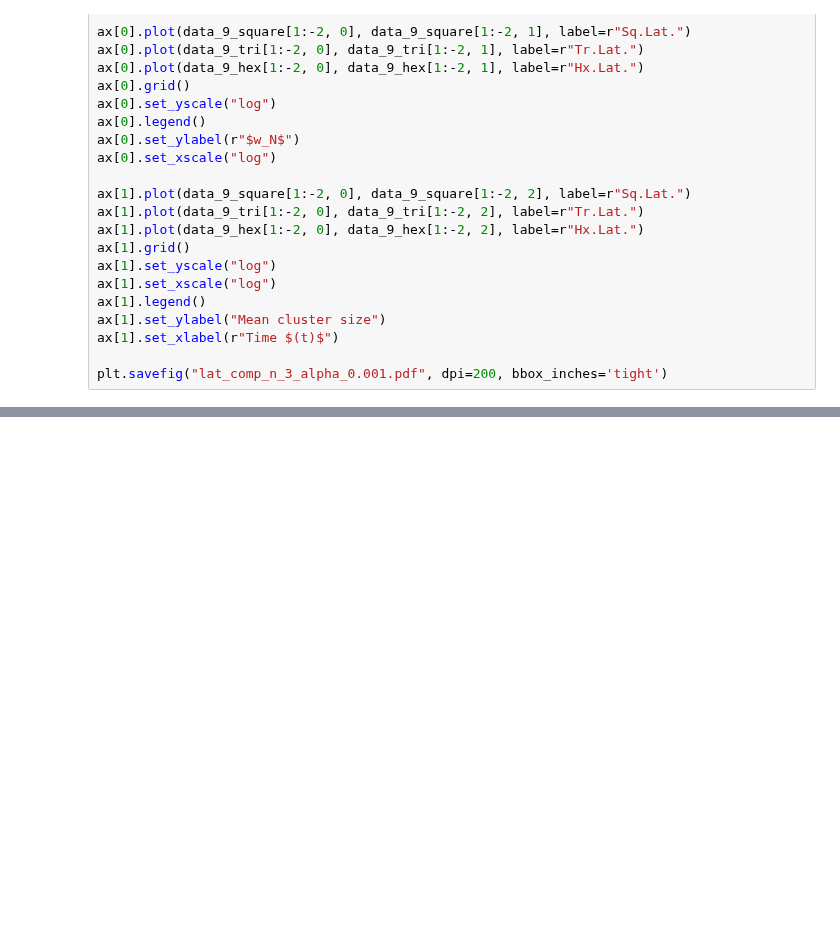
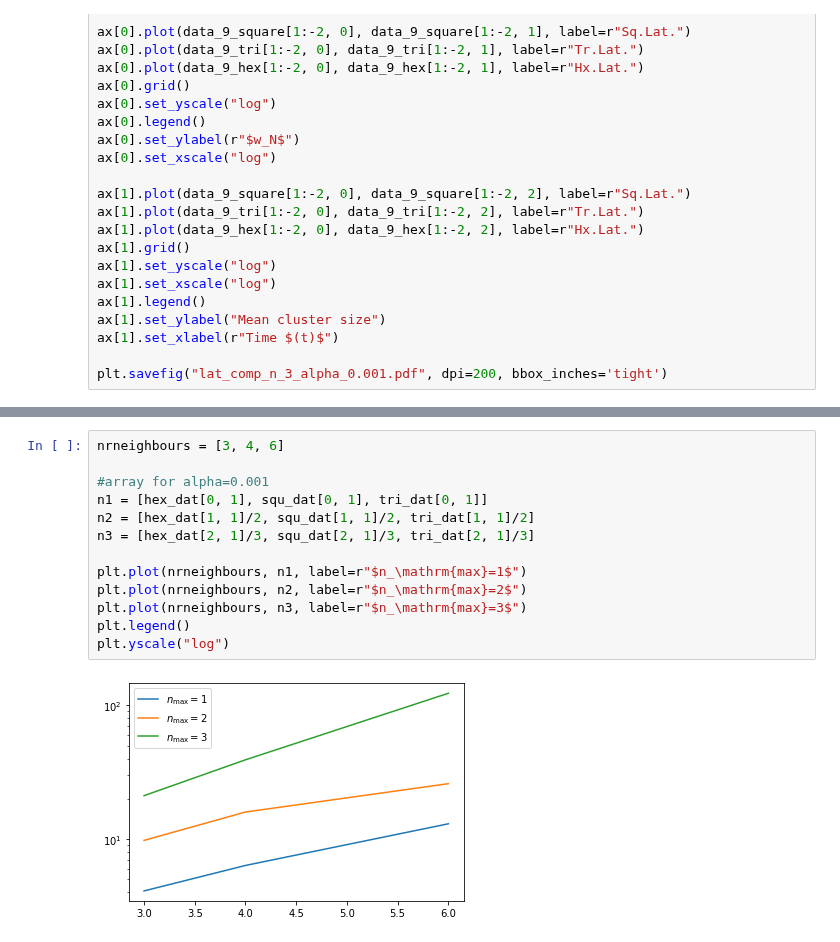
Before and after one commit to larstors/BA, a Jupyter notebook: code_from_richard/lars_sim/Data/testing/timeevoplot.ipynb, the cells around one changed output, grey strips where cells are left out. Saved outputs shown, nothing was run; the diff lists cells and outputs as text; blank space fills up the shorter version.

```diff
--- a/code_from_richard/lars_sim/Data/testing/timeevoplot.ipynb
+++ b/code_from_richard/lars_sim/Data/testing/timeevoplot.ipynb
@@ -1121,3 +1103,18 @@ ax[2].set_yscale("log")
+# %%
+nrneighbours = [3, 4, 6]
+
+#array for alpha=0.001
+n1 = [hex_dat[0, 1], squ_dat[0, 1], tri_dat[0, 1]]
+n2 = [hex_dat[1, 1]/2, squ_dat[1, 1]/2, tri_dat[1, 1]/2]
+n3 = [hex_dat[2, 1]/3, squ_dat[2, 1]/3, tri_dat[2, 1]/3]
+
+plt.plot(nrneighbours, n1, label=r"$n_\mathrm{max}=1$")
+plt.plot(nrneighbours, n2, label=r"$n_\mathrm{max}=2$")
+plt.plot(nrneighbours, n3, label=r"$n_\mathrm{max}=3$")
+plt.legend()
+plt.yscale("log")
+# %% [output]
+[figure, added]
 # %%
 def dens(n, r, p, L):
     return (1 - (1 - r*p)**(1/n)) * n * L **2
```
Also changed, not shown: parts of 7 cells of this notebook, 2 other files.
